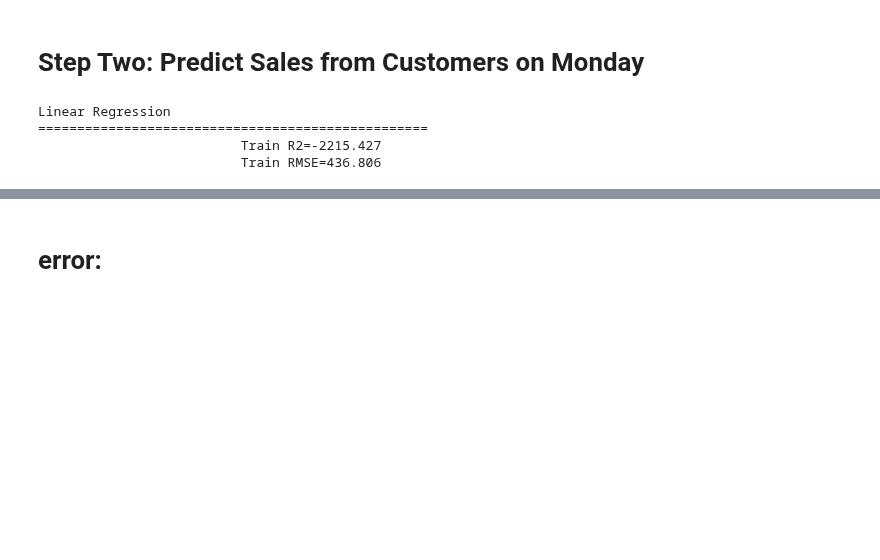
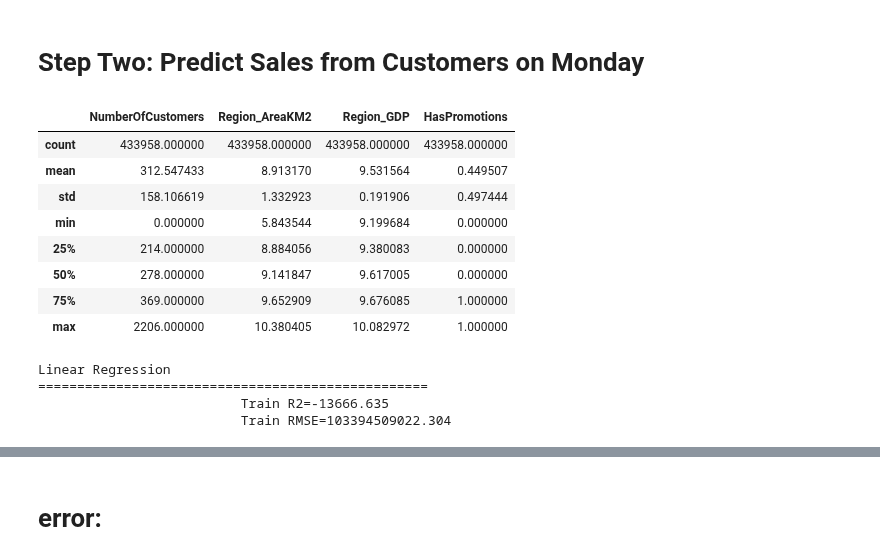
Before and after one commit to Trik17/DMTM_2018, a Jupyter notebook: Polimi Competition/BellaCopia-Bellissima-FED.ipynb, the cells around one changed output, grey strips where cells are left out. Drawn from its saved outputs; the diff is of its cells as text; code cells hidden in the pictures; blank space fills up the shorter version.

```diff
--- a/Polimi Competition/BellaCopia-Bellissima-FED.ipynb
+++ b/Polimi Competition/BellaCopia-Bellissima-FED.ipynb
@@ -460,4 +494,2 @@ result['predictedResult'] = predicted_test_target
 # %% [markdown]
 # Step Two: Predict Sales from Customers on Monday
-# %%
-monday_sales = sales#[sales["Day_Of_Week_Monday"]==1]
@@ -478,0 +496,26 @@ sales_test_target = sales_target[50000:]
+# %%
+total_target2 = pd.DataFrame(data = sales['NumberOfSales'])
+monday_target2 = pd.DataFrame(data = monday_sales['NumberOfSales'])
+
+sales_train2 = pd.DataFrame(data = sales['NumberOfCustomers'])
+sales_train2['Region_AreaKM2'] = sales['Region_AreaKM2']
+sales_train2['Region_GDP'] = sales['Region_GDP']
+sales_train2['HasPromotions'] = sales['HasPromotions']
+
+monday_sales_train2 = pd.DataFrame(data = monday_sales['NumberOfCustomers'])
+monday_sales_train2['Region_AreaKM2'] = monday_sales['Region_AreaKM2']
+monday_sales_train2['Region_GDP'] = monday_sales['Region_GDP']
+monday_sales_train2['HasPromotions'] = monday_sales['HasPromotions']
+#monday_sales_train2['StoreID'] = monday_sales['StoreID']
+
+sales_train2.describe()
+# %% [output]
+|  | NumberOfCustomers | Region_AreaKM2 | Region_GDP | HasPromotions |
+| count | 433958.000000 | 433958.000000 | 433958.000000 | 433958.000000 |
+| mean | 312.547433 | 8.913170 | 9.531564 | 0.449507 |
+| std | 158.106619 | 1.332923 | 0.191906 | 0.497444 |
+| min | 0.000000 | 5.843544 | 9.199684 | 0.000000 |
+| 25% | 214.000000 | 8.884056 | 9.380083 | 0.000000 |
+| 50% | 278.000000 | 9.141847 | 9.617005 | 0.000000 |
+| 75% | 369.000000 | 9.652909 | 9.676085 | 1.000000 |
+| max | 2206.000000 | 10.380405 | 10.082972 | 1.000000 |
@@ -479,14 +539,14 @@ sales_test_target = sales_target[50000:]
 # %%
-simple_model = LinearRegression()
-simple_model.fit(sales_train_set, sales_train_target)
+simple_model = Ridge(alpha=1.0)
+simple_model.fit(train_set2, train_target2)
 
-sales_predicted_test_target = simple_model.predict(sales_test_set)
+predicted_test_target2 = simple_model.predict(test_set2)
 
 # compute R2 for train and using crossvalidation
-r2_simple_train = r2_score(sales_test_target, sales_predicted_test_target)
+r2_simple_train = r2_score(test_target2, predicted_test_target2)
 
 # compute RMSE for train and using crossvalidation
-rmse_simple_train = mean_squared_error(sales_test_target, sales_predicted_test_target, multioutput='raw_values')
+rmse_simple_train = mean_squared_error(test_target2, predicted_test_target2, multioutput='raw_values')
 
 print("Linear Regression")
 print("==================================================")
@@ -495,5 +555,5 @@ print("\t                  Train RMSE=%.3f"%(rmse_simple_train))
 # %% [output]
 Linear Regression
 ==================================================
-                          Train R2=-2215.427
-                          Train RMSE=436.806
+                          Train R2=-13666.635
+                          Train RMSE=103394509022.304
```
Also changed, not shown: parts of 13 cells of this notebook, 1 other file.
